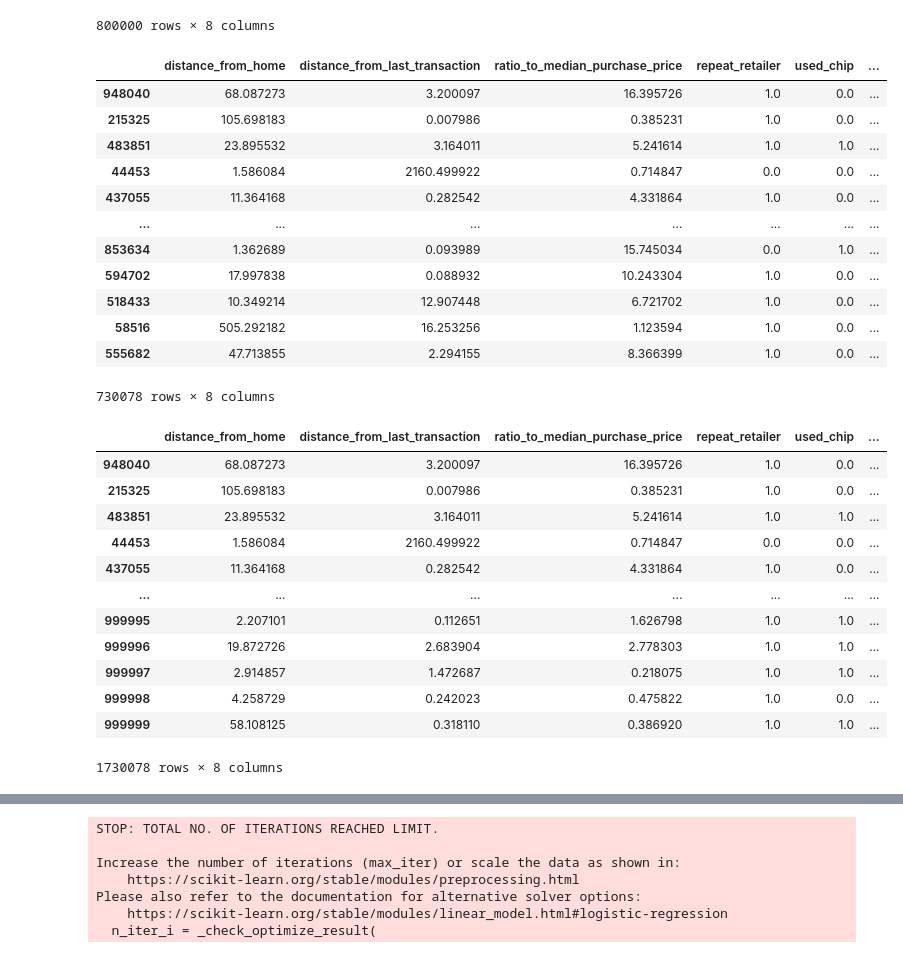
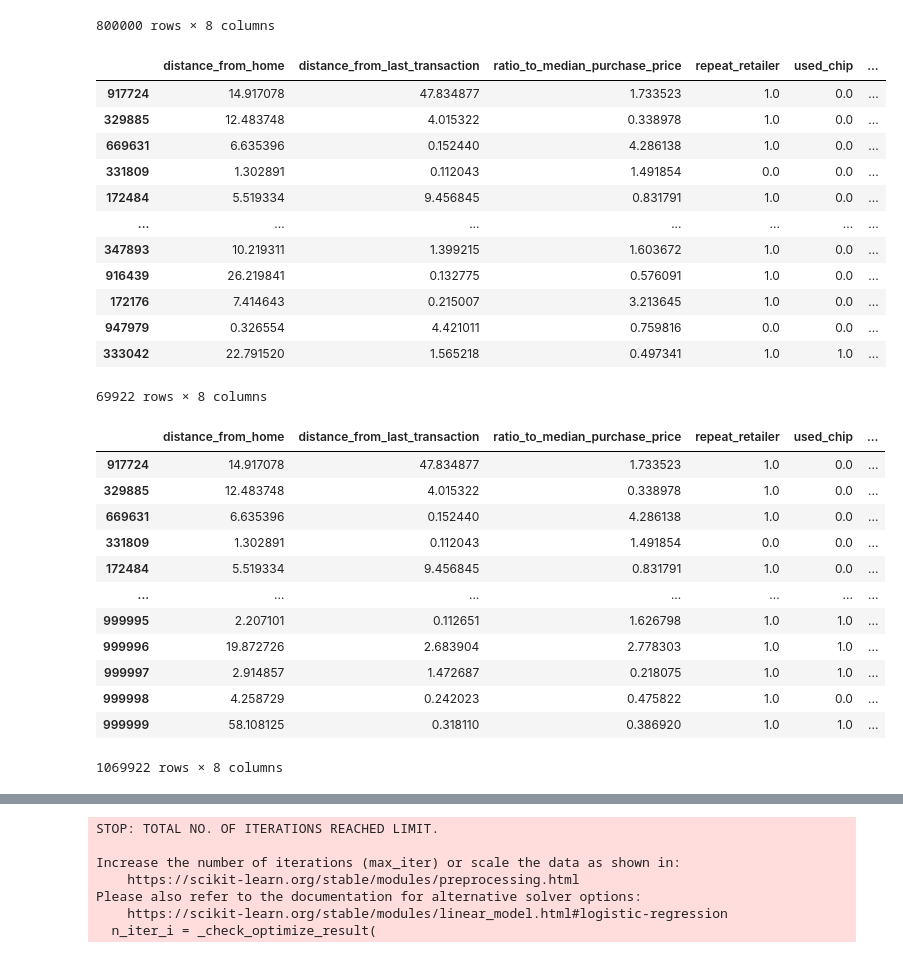
Before and after one commit to data-bootcamp-v4/lab-imbalanced, a Jupyter notebook: lab-imbalanced.ipynb, the cells around one changed output, grey strips where cells are left out. Cells and saved outputs as stored; diff of their text form; code cells hidden in the pictures.

```diff
--- a/lab-imbalanced.ipynb
+++ b/lab-imbalanced.ipynb
@@ -242,40 +249,40 @@ train
 800000 rows × 8 columns
 # %%
 from sklearn.utils import resample
-fraud_positive_undersampled = resample(fraud_positive,
+fraud_negative_undersampled = resample(fraud_negative,
                                     replace=True,
-                                    n_samples = len(fraud_negative),
+                                    n_samples = len(fraud_positive),
                                     random_state=0)
-fraud_positive_undersampled
+fraud_negative_undersampled
 # %% [output]
 |  | distance_from_home | distance_from_last_transaction | ratio_to_median_purchase_price | repeat_retailer | used_chip | ... |
-| 948040 | 68.087273 | 3.200097 | 16.395726 | 1.0 | 0.0 | ... |
-| 215325 | 105.698183 | 0.007986 | 0.385231 | 1.0 | 0.0 | ... |
-| 483851 | 23.895532 | 3.164011 | 5.241614 | 1.0 | 1.0 | ... |
-| 44453 | 1.586084 | 2160.499922 | 0.714847 | 0.0 | 0.0 | ... |
-| 437055 | 11.364168 | 0.282542 | 4.331864 | 1.0 | 0.0 | ... |
+| 917724 | 14.917078 | 47.834877 | 1.733523 | 1.0 | 0.0 | ... |
+| 329885 | 12.483748 | 4.015322 | 0.338978 | 1.0 | 0.0 | ... |
+| 669631 | 6.635396 | 0.152440 | 4.286138 | 1.0 | 0.0 | ... |
+| 331809 | 1.302891 | 0.112043 | 1.491854 | 0.0 | 0.0 | ... |
+| 172484 | 5.519334 | 9.456845 | 0.831791 | 1.0 | 0.0 | ... |
 | ... | ... | ... | ... | ... | ... | ... |
-| 853634 | 1.362689 | 0.093989 | 15.745034 | 0.0 | 1.0 | ... |
-| 594702 | 17.997838 | 0.088932 | 10.243304 | 1.0 | 0.0 | ... |
-| 518433 | 10.349214 | 12.907448 | 6.721702 | 1.0 | 0.0 | ... |
-| 58516 | 505.292182 | 16.253256 | 1.123594 | 1.0 | 0.0 | ... |
-| 555682 | 47.713855 | 2.294155 | 8.366399 | 1.0 | 0.0 | ... |
+| 347893 | 10.219311 | 1.399215 | 1.603672 | 1.0 | 0.0 | ... |
+| 916439 | 26.219841 | 0.132775 | 0.576091 | 1.0 | 0.0 | ... |
+| 172176 | 7.414643 | 0.215007 | 3.213645 | 1.0 | 0.0 | ... |
+| 947979 | 0.326554 | 4.421011 | 0.759816 | 0.0 | 0.0 | ... |
+| 333042 | 22.791520 | 1.565218 | 0.497341 | 1.0 | 1.0 | ... |
-730078 rows × 8 columns
+69922 rows × 8 columns
 # %%
-train_under = pd.concat([fraud_positive_undersampled, fraud])
+train_under = pd.concat([fraud_negative_undersampled, fraud])
 train_under
 # %% [output]
 |  | distance_from_home | distance_from_last_transaction | ratio_to_median_purchase_price | repeat_retailer | used_chip | ... |
-| 948040 | 68.087273 | 3.200097 | 16.395726 | 1.0 | 0.0 | ... |
-| 215325 | 105.698183 | 0.007986 | 0.385231 | 1.0 | 0.0 | ... |
-| 483851 | 23.895532 | 3.164011 | 5.241614 | 1.0 | 1.0 | ... |
-| 44453 | 1.586084 | 2160.499922 | 0.714847 | 0.0 | 0.0 | ... |
-| 437055 | 11.364168 | 0.282542 | 4.331864 | 1.0 | 0.0 | ... |
+| 917724 | 14.917078 | 47.834877 | 1.733523 | 1.0 | 0.0 | ... |
+| 329885 | 12.483748 | 4.015322 | 0.338978 | 1.0 | 0.0 | ... |
+| 669631 | 6.635396 | 0.152440 | 4.286138 | 1.0 | 0.0 | ... |
+| 331809 | 1.302891 | 0.112043 | 1.491854 | 0.0 | 0.0 | ... |
+| 172484 | 5.519334 | 9.456845 | 0.831791 | 1.0 | 0.0 | ... |
 | ... | ... | ... | ... | ... | ... | ... |
 | 999995 | 2.207101 | 0.112651 | 1.626798 | 1.0 | 1.0 | ... |
 | 999996 | 19.872726 | 2.683904 | 2.778303 | 1.0 | 1.0 | ... |
 | 999997 | 2.914857 | 1.472687 | 0.218075 | 1.0 | 1.0 | ... |
 | 999998 | 4.258729 | 0.242023 | 0.475822 | 1.0 | 0.0 | ... |
 | 999999 | 58.108125 | 0.318110 | 0.386920 | 1.0 | 1.0 | ... |
-1730078 rows × 8 columns
+1069922 rows × 8 columns
 # %%
```
Also changed, not shown: parts of 8 cells of this notebook.
